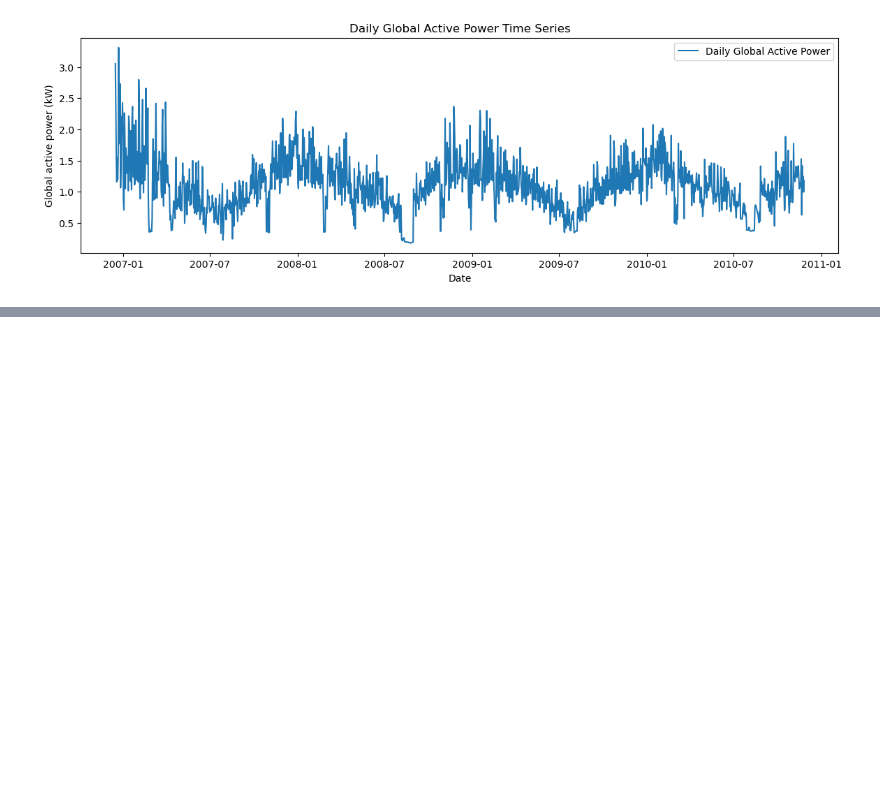
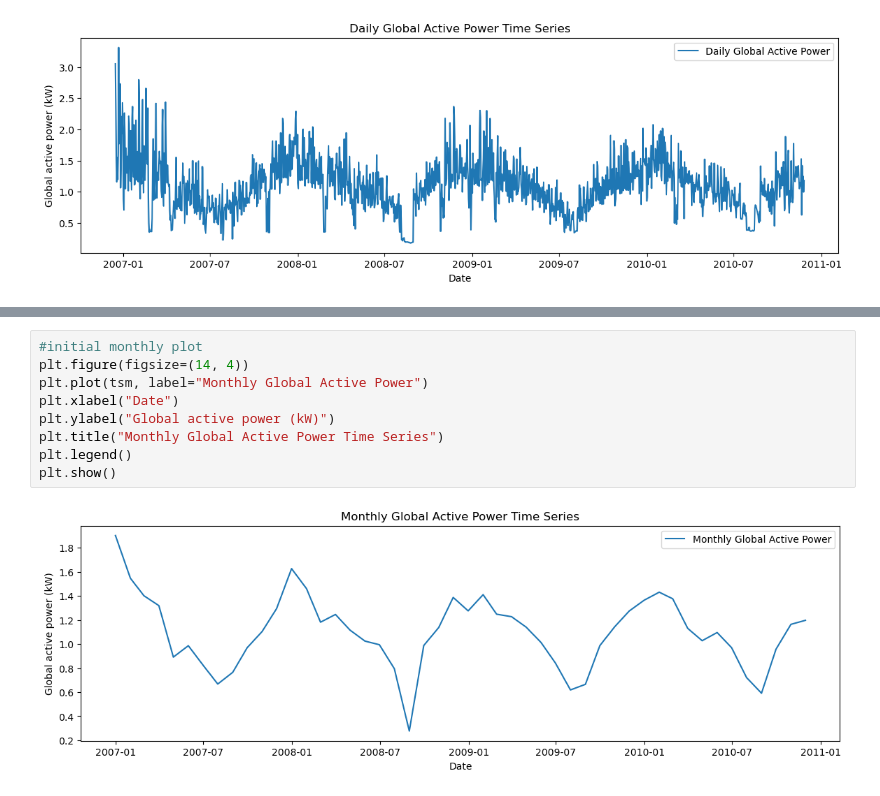
Before and after one commit to JingC5/DS4420_Final_Project, a Jupyter notebook: time_series.ipynb, the cells around one changed output, grey strips where cells are left out. Drawn from its saved outputs; the diff is of its cells as text; blank space fills up the shorter version.

```diff
--- a/time_series.ipynb
+++ b/time_series.ipynb
@@ -79,2 +100,13 @@ plt.show()
+# %%
+#initial monthly plot
+plt.figure(figsize=(14, 4))
+plt.plot(tsm, label="Monthly Global Active Power")
+plt.xlabel("Date")
+plt.ylabel("Global active power (kW)")
+plt.title("Monthly Global Active Power Time Series")
+plt.legend()
+plt.show()
+# %% [output]
+[figure, added]
 # %%
 from statsmodels.tsa.seasonal import seasonal_decompose
```
Also changed, not shown: parts of 32 cells of this notebook.
